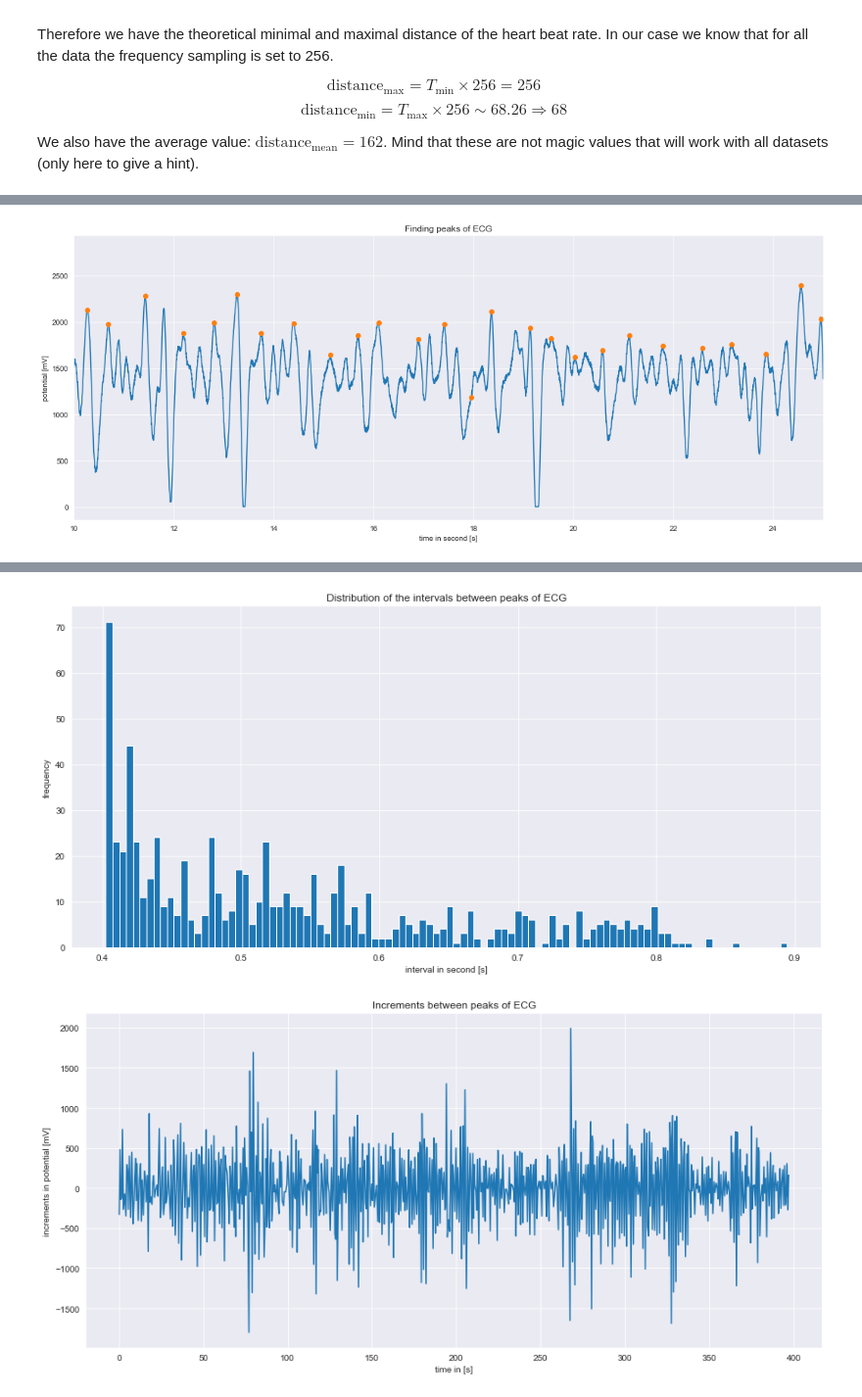
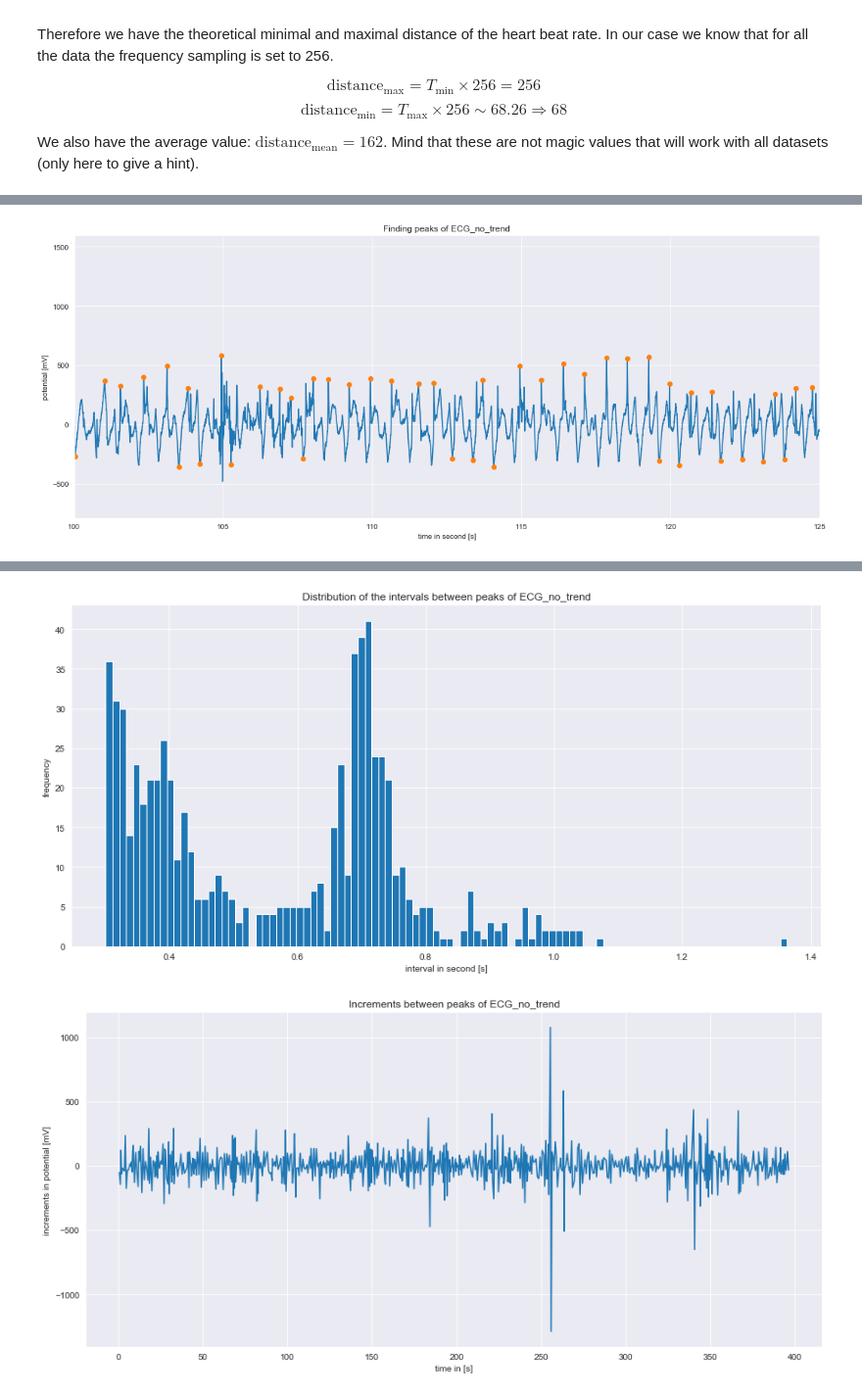
Before and after one commit to WillyOtule/Geste-et-intelligence-artificielle-HRV-fatigue, a Jupyter notebook: main_notebook.ipynb, the cells around one changed output, grey strips where cells are left out. Shown at 98% size. Cells and saved outputs as stored; diff of their text form; code cells hidden in the pictures.

```diff
--- a/main_notebook.ipynb
+++ b/main_notebook.ipynb
@@ -218,18 +240,24 @@ def plot_dataframe(df, windows_low_x, windows_high_x, windows_low_y, windows_hig
 # %%
 def plot_peak(data, dist, windows_low_x=None, windows_high_x=None):
     '''
-    Finding peaks with scipy package
+    Finding peaks with scipy package of 1D array. Choose dist according to the Foruer PSD
     '''
 
     #####################
     ### finding peaks ###
     #####################
 
-    peaks, properties = find_peaks(data, distance=dist*frequency_sampling)
+    abs_data = data.abs()
+    m_data = 2*np.std(abs_data)
+    print(m_data)
+    peaks, properties = find_peaks(abs_data, height = m_data, distance=dist*frequency_sampling, prominence = m_data, wlen = dist*frequency_sampling) # tweak the parameters
+   # peakwt = find_peaks_cwt(abs_data, np.arange(dist*frequency_sampling/2,len(data)/2)) # tweak the parameters
+
     plt.figure(figsize=(18, 7))
     time = np.linspace(0, np.shape(data)[0] / frequency_sampling, np.shape(data)[0])
     plt.plot(time, data)
     plt.plot(time[peaks], data[peaks], "o")
+   # plt.plot(time[peakwt], data[peakwt], "+")
     if windows_low_x != None and windows_high_x != None:
         plt.xlim(windows_low_x, windows_high_x)
     elif windows_low_x != None:
@@ -246,9 +274,13 @@ def plot_peak(data, dist, windows_low_x=None, windows_high_x=None):
     ### computing intervals and increments between peaks ###
     #########################################################
 
-    intervalle = time[peaks[1:]] - time[peaks[:-1]]
+    intervalle = np.diff(time[peaks])
     intervalle_cluster = pd.DataFrame(intervalle)
-    increment = data.values[peaks[1:]] - data.values[peaks[:-1]]
+    increment = np.diff(abs_data[peaks])
+
+   # intervalwt = np.diff(time[peakwt])
+   # intervalwt_cluster = pd.DataFrame(intervalwt)
+   # incrementwt = np.diff(data[peakwt])
 
     #######################
     ### Cluster K-means ###
@@ -256,6 +288,7 @@ def plot_peak(data, dist, windows_low_x=None, windows_high_x=None):
 
     model = KMeans(n_clusters=3) # create the model
     model.fit(intervalle_cluster) # fit the model with our data
+   # model.fit(intervalwt_cluster)
     colormap = np.array(['Red','green','blue'])
 
 
@@ -271,8 +304,17 @@ def plot_peak(data, dist, windows_low_x=None, windows_high_x=None):
     plt.ylabel('interval in second [s]')
     plt.show()
 
+   # plt.figure(figsize=(15, 7))
+   # plt.scatter(time[peakwt[:-1]],
+   #             intervalwt_cluster, c=colormap[model.labels_])
+   # plt.title("Interval between peaks of " + data.name + ' (clustered using Kmeans method)')
+   # plt.xlabel('time in [s]')
+   # plt.ylabel('interval in second [s]')
+   # plt.show()
+
     plt.figure(figsize=(15, 7))
     plt.hist(intervalle, bins=100)
+   # plt.hist(intervalwt, bins=100)
     plt.title("Distribution of the intervals between peaks of " + data.name)
     plt.xlabel('interval in second [s]')
     plt.ylabel('frequency')
@@ -285,14 +327,23 @@ def plot_peak(data, dist, windows_low_x=None, windows_high_x=None):
     plt.ylabel('increments in potential [mV]')
     plt.show()
 
+   # plt.figure(figsize=(15, 7))
+   # plt.plot(time[peakwt[:-1]],incrementwt)
+   # plt.title("Increments between peaks of " + data.name)
+   # plt.xlabel('time in [s]')
+   # plt.ylabel('increments in potential [mV]')
+   # plt.show()
+
     plt.figure(figsize=(15, 7))
     plt.hist(increment, bins=100)
+   # plt.hist(incrementwt, bins=100)
     plt.title("Distribution of the increments between peaks of " + data.name)
     plt.xlabel('increments in potential [mV]')
     plt.ylabel('frequency')
     plt.show()
 
     return peaks, intervalle, increment
+  #, intervalwt, incrementwt
 # %%
 def plot_peak_corr(peaks_1, peaks_2):
     '''
@@ -439,5 +490,5 @@ $$ \text{distance}_{\min} = T_{\max} \times 256 \sim 68.26 \Longrightarrow 68$$
 
 We also have the average value: $\text{distance}_{\text{mean}} = 162$. Mind that these are not magic values that will work with all datasets (only here to give a hint).
 # %%
-peaks_ECG, interval_ECG, increment_ECG = plot_peak(df.ECG, .4, windows_low_x=10, windows_high_x=25)
+peaks_ECG, interval_ECG, increment_ECG = plot_peak(df.ECG_no_trend, .3, windows_low_x=100, windows_high_x=125)
 # %% [output]
@@ -444 +496 @@ peaks_ECG, interval_ECG, increment_ECG = plot_peak(df.ECG, .4, windows_low_x=10,
-[figure, old version]
+[figure, new version]
@@ -446,2 +498,2 @@ peaks_ECG, interval_ECG, increment_ECG = plot_peak(df.ECG, .4, windows_low_x=10,
-[figure, old version]
+[figure, new version]
-[figure, old version]
+[figure, new version]
```
Also changed, not shown: parts of 16 cells of this notebook.
